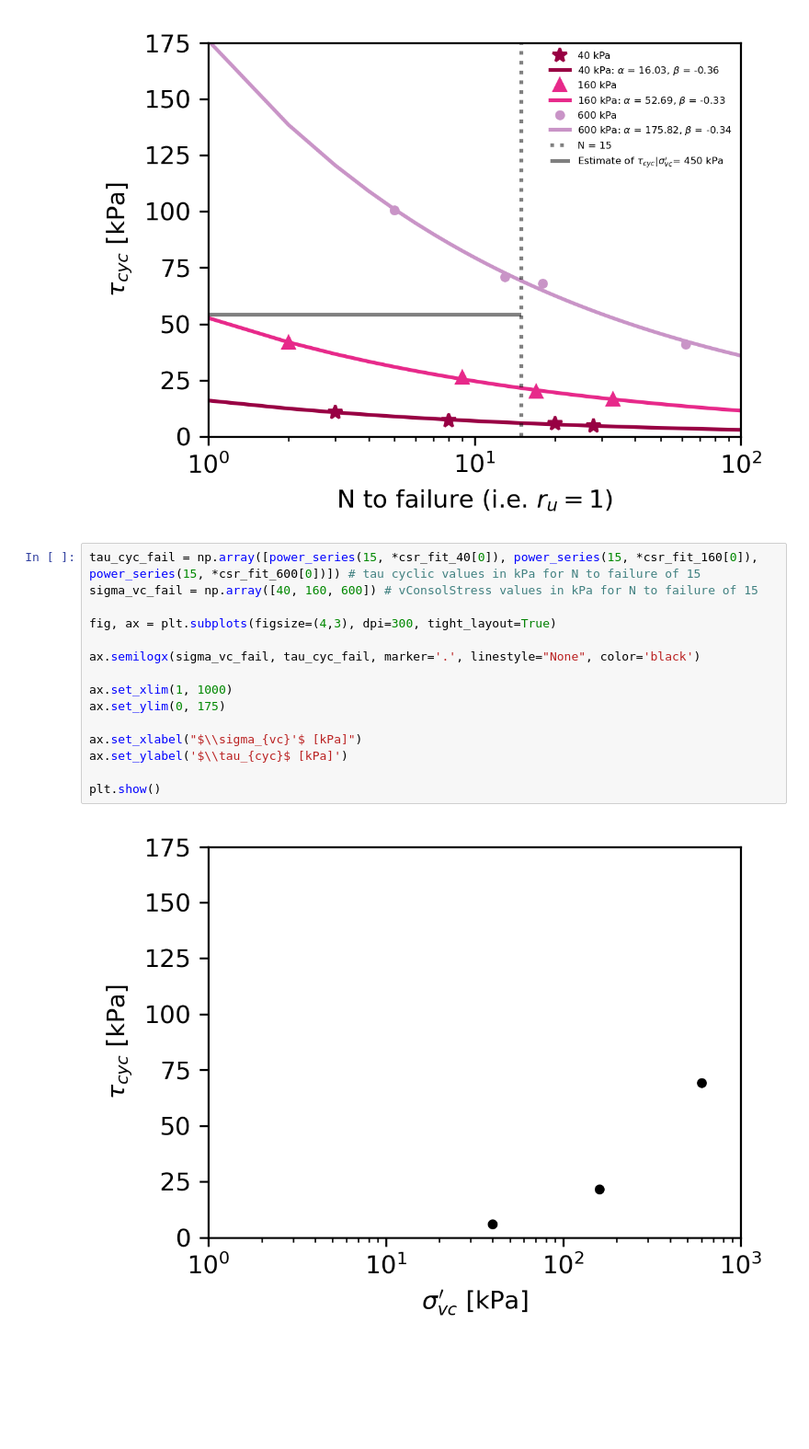
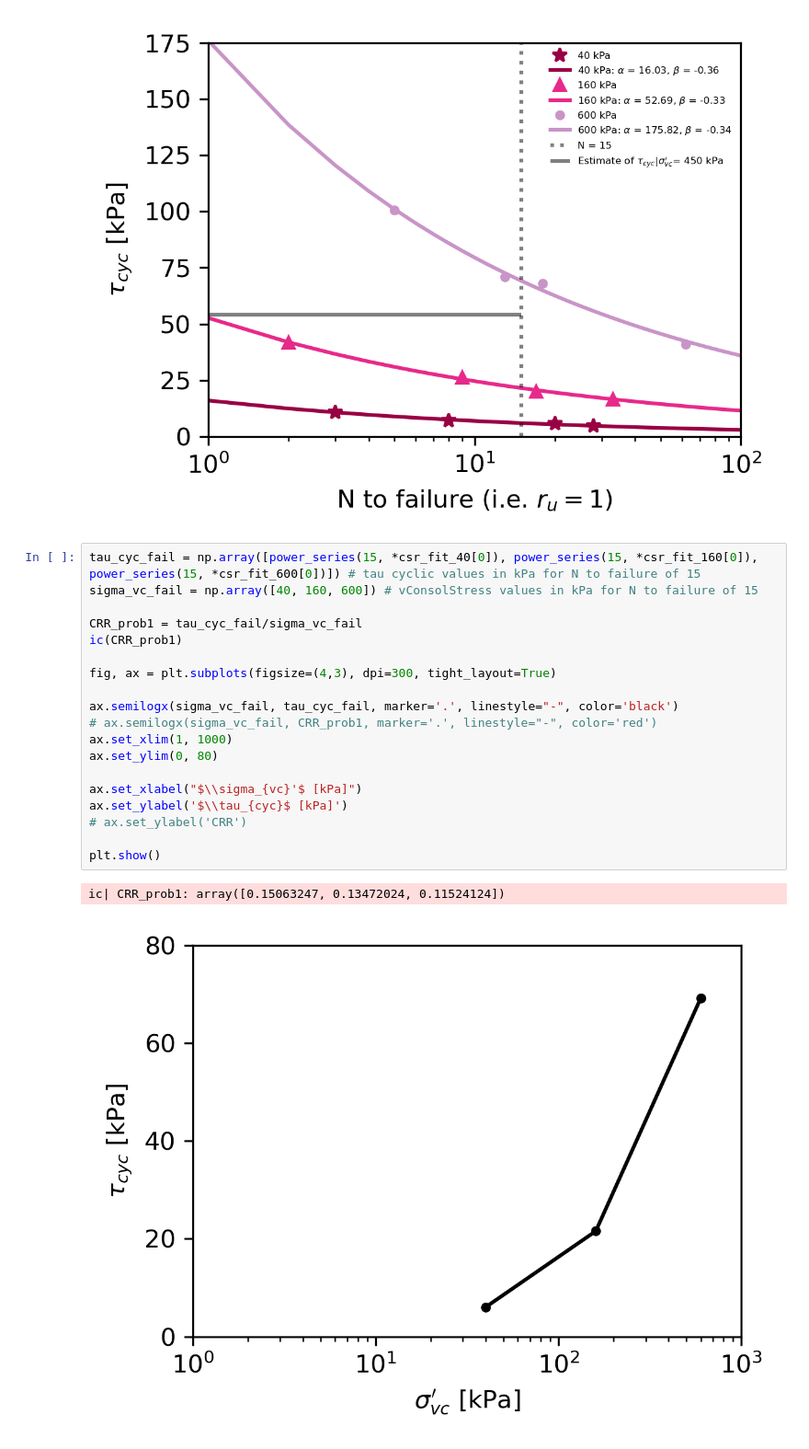
Before and after one commit to bKeungAuyeung/CE543-HW6, a Jupyter notebook: bAuyeung_HW6_CE543.ipynb, the cells around one changed output. Shown at 92% size. Saved outputs shown, nothing was run; the diff lists cells and outputs as text; blank space fills up the shorter version.

```diff
--- a/bAuyeung_HW6_CE543.ipynb
+++ b/bAuyeung_HW6_CE543.ipynb
@@ -60,17 +60,22 @@ plt.show()
 # %%
 tau_cyc_fail = np.array([power_series(15, *csr_fit_40[0]), power_series(15, *csr_fit_160[0]), power_series(15, *csr_fit_600[0])]) # tau cyclic values in kPa for N to failure of 15
 sigma_vc_fail = np.array([40, 160, 600]) # vConsolStress values in kPa for N to failure of 15
 
+CRR_prob1 = tau_cyc_fail/sigma_vc_fail
+ic(CRR_prob1)
+
 fig, ax = plt.subplots(figsize=(4,3), dpi=300, tight_layout=True)
 
-ax.semilogx(sigma_vc_fail, tau_cyc_fail, marker='.', linestyle="None", color='black')
-
+ax.semilogx(sigma_vc_fail, tau_cyc_fail, marker='.', linestyle="-", color='black')
+# ax.semilogx(sigma_vc_fail, CRR_prob1, marker='.', linestyle="-", color='red')
 ax.set_xlim(1, 1000)
-ax.set_ylim(0, 175)
+ax.set_ylim(0, 80)
 
 ax.set_xlabel("$\\sigma_{vc}'$ [kPa]")
 ax.set_ylabel('$\\tau_{cyc}$ [kPa]')
+# ax.set_ylabel('CRR')
 
 plt.show()
 # %% [output]
+ic| CRR_prob1: array([0.15063247, 0.13472024, 0.11524124])
-[figure, old version]
+[figure, new version]
```
